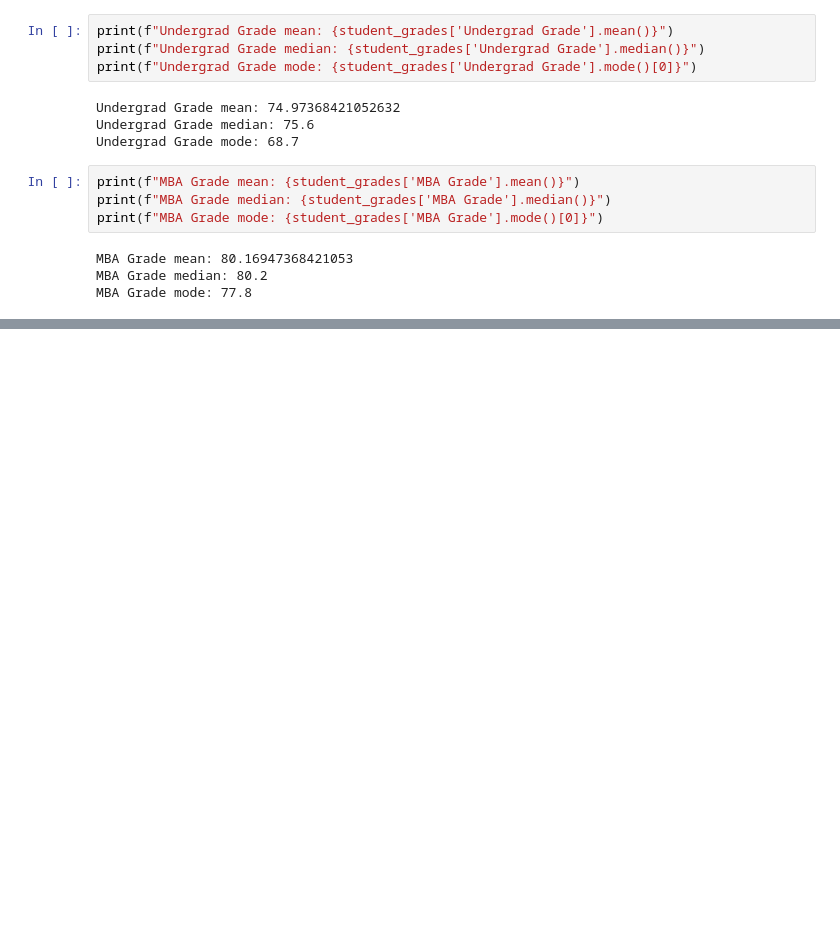
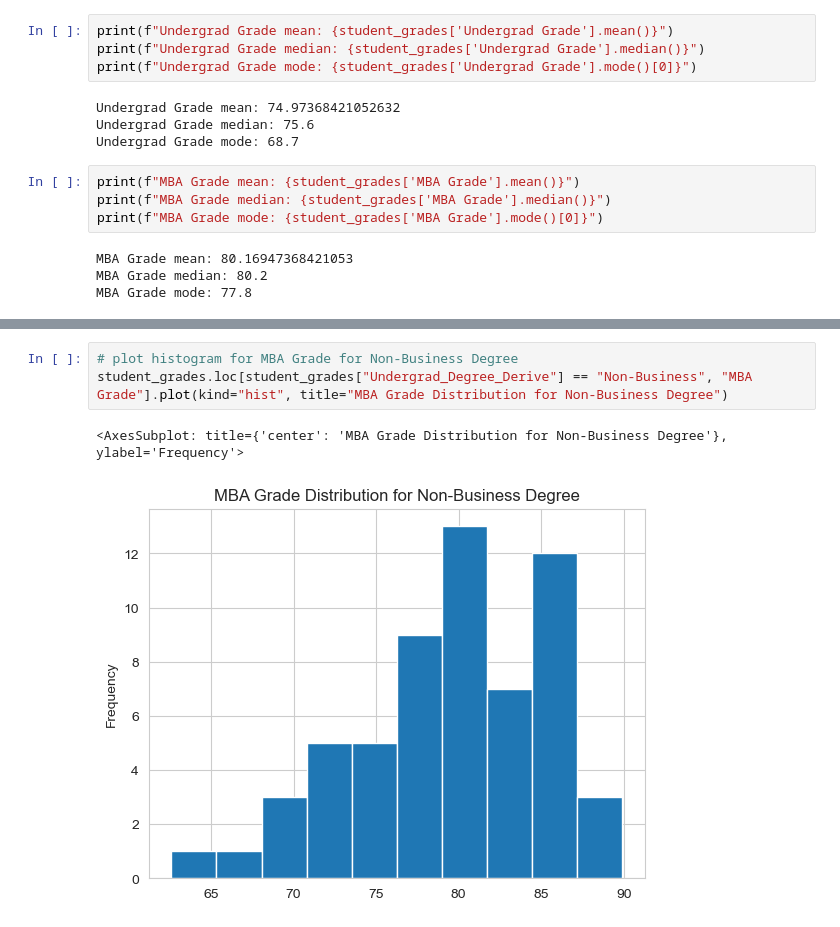
Before and after one commit to MeetPatel89/recruitment_analysis, a Jupyter notebook: notebook.ipynb, the cells around one changed output, grey strips where cells are left out. Saved outputs shown, nothing was run; the diff lists cells and outputs as text; blank space fills up the shorter version.

```diff
--- a/notebook.ipynb
+++ b/notebook.ipynb
@@ -237,0 +271,6 @@ MBA Grade mode: 77.8
+# %%
+# plot histogram for MBA Grade for Non-Business Degree
+student_grades.loc[student_grades["Undergrad_Degree_Derive"] == "Non-Business", "MBA Grade"].plot(kind="hist", title="MBA Grade Distribution for Non-Business Degree")
+# %% [output]
+<AxesSubplot: title={'center': 'MBA Grade Distribution for Non-Business Degree'}, ylabel='Frequency'>
+[figure, added]
```
Also changed, not shown: parts of 7 cells of this notebook.
